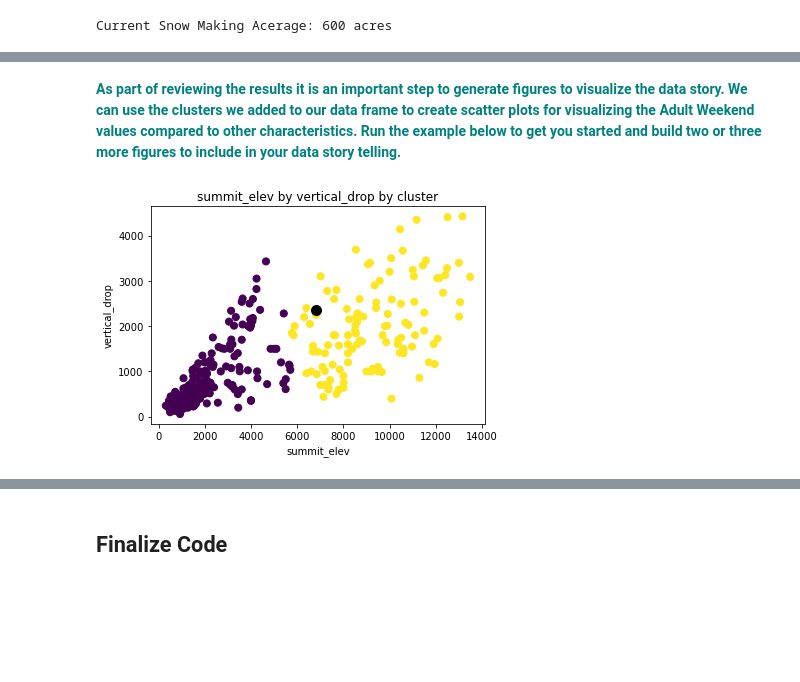
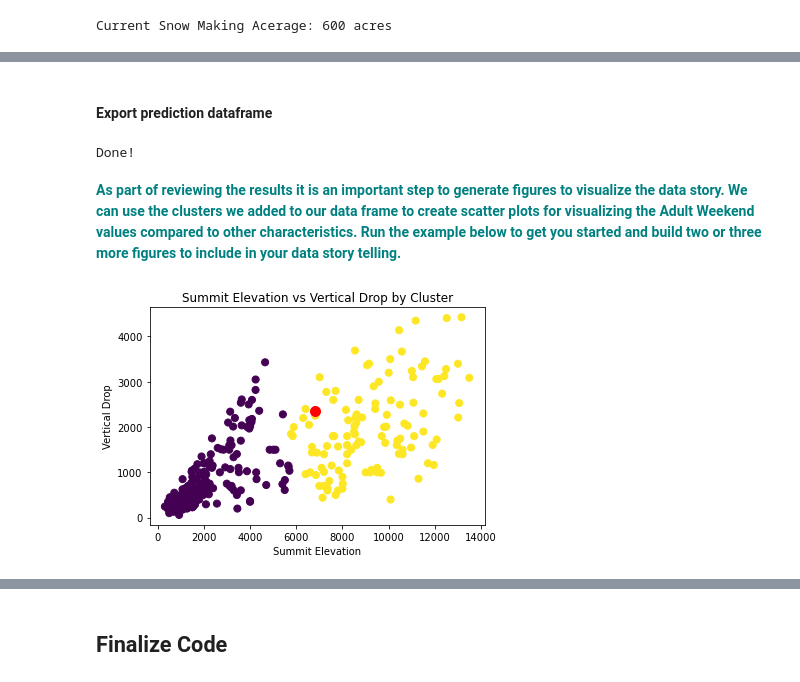
Before and after one commit to jolfr/capstone-01, a Jupyter notebook: notebooks/Notebook_stepsix.ipynb, the cells around one changed output, grey strips where cells are left out. Saved outputs shown, nothing was run; the diff lists cells and outputs as text; code cells hidden in the pictures; blank space fills up the shorter version.

```diff
--- a/notebooks/Notebook_stepsix.ipynb
+++ b/notebooks/Notebook_stepsix.ipynb
@@ -268,0 +259,10 @@ ValueError: matmul: Input operand 1 has a mismatch in its core dimension 0, with
+# %%
+acres = pd.DataFrame(columns=client.columns)
+row = client.copy()
+o_acres = client.at[151,'Snow Making_ac']
+for x in range(-100,610,10):
+    row.at[151,'Snow Making_ac'] = o_acres + x
+    acres = pd.concat([acres,row])
+acres = acres.reset_index()
+acres = acres.drop(['Name','AdultWeekend','index'], axis=1)
+acres.info()
@@ -268,0 +289,5 @@ ValueError: matmul: Input operand 1 has a mismatch in its core dimension 0, with
+# %%
+for index, row in acres.iterrows():
+    X_scaled_acres = scaler_pred.transform(pd.DataFrame(row).T)
+    ticket_pred = predict_model.predict(X_scaled_acres)
+    acres.at[index,'ticketPred'] = ticket_pred[0]
@@ -268,0 +324,10 @@ ValueError: matmul: Input operand 1 has a mismatch in its core dimension 0, with
+# %%
+runs = pd.DataFrame(columns=client.columns)
+row = client.copy()
+o_runs = client.at[151,'Runs']
+for x in range(-10,50,1):
+    row.at[151,'Runs'] = o_runs + x
+    runs = pd.concat([runs,row])
+runs = runs.reset_index()
+runs = runs.drop(['Name','AdultWeekend','index'], axis=1)
+runs.info()
@@ -268,0 +354,5 @@ ValueError: matmul: Input operand 1 has a mismatch in its core dimension 0, with
+# %%
+for index, row in runs.iterrows():
+    X_scaled_runs = scaler_pred.transform(pd.DataFrame(row).T)
+    ticket_pred = predict_model.predict(X_scaled_runs)
+    runs.at[index,'ticketPred'] = ticket_pred[0]
@@ -269,13 +376,22 @@ ValueError: matmul: Input operand 1 has a mismatch in its core dimension 0, with
+# %% [markdown]
+#### Export prediction dataframe
+# %%
+# Write dataframe to csv
+path="C:\\Users\\thoma\\projects\\datascience\\capstone-01\\data\\output\\runs_increase.csv"
+runs.to_csv(path, index=False)
+print('Done!')
+# %% [output]
+Done!
 # %% [markdown]
 **<font color='teal'> As part of reviewing the results it is an important step to generate figures to visualize the data story. We can use the clusters we added to our data frame to create scatter plots for visualizing the Adult Weekend values compared to other characteristics. Run the example below to get you started and build two or three more figures to include in your data story telling.</font>**
 # %%
 plt.scatter(df['summit_elev'], df['vertical_drop'], c=df['clusters'], s=50, cmap='viridis', label ='clusters')
-plt.scatter(row['summit_elev'], row['vertical_drop'], c='black', s=100)
-plt.xlabel('summit_elev')
-plt.ylabel('vertical_drop')
-plt.title('summit_elev by vertical_drop by cluster')
+plt.scatter(row['summit_elev'], row['vertical_drop'], c='red', s=100)
+plt.xlabel('Summit Elevation')
+plt.ylabel('Vertical Drop')
+plt.title('Summit Elevation vs Vertical Drop by Cluster')
 
 path = 'C:\\Users\\thoma\\projects\\datascience\\capstone-01\\figures\\fig1.png'
 plt.savefig(path,bbox_inches='tight')
 # %% [output]
-[figure, old version]
+[figure, new version]
```
Also changed, not shown: parts of 69 cells of this notebook, 8 other files.
